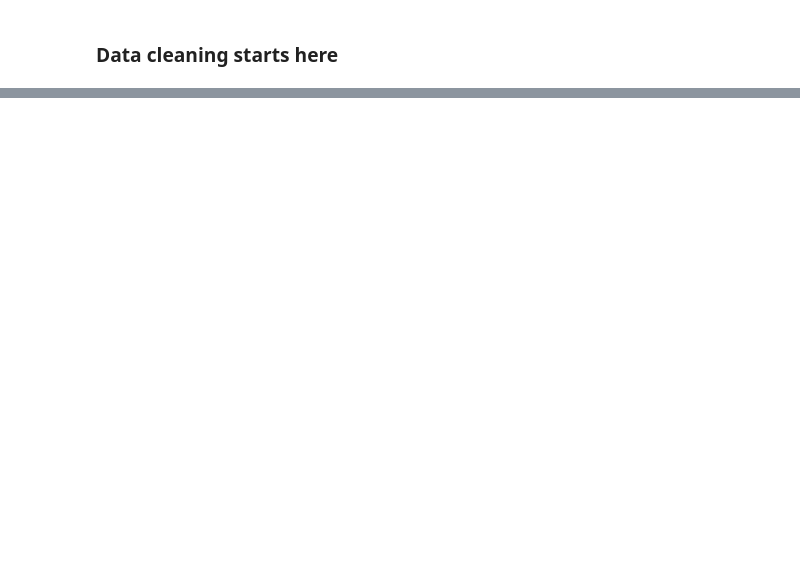
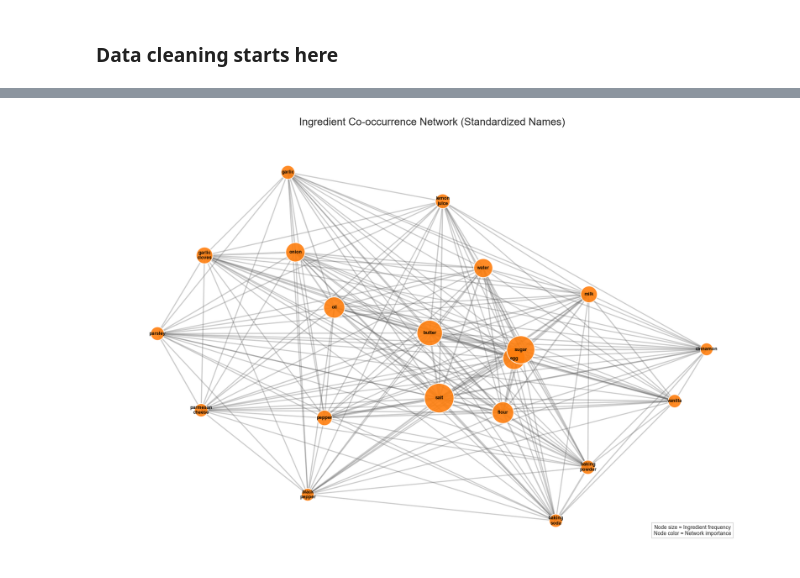
Before and after one commit to MinhasAlungal/culinary_compass, a Jupyter notebook: notebooks/food_recipes_EDA.ipynb, the cells around one changed output, grey strips where cells are left out. Saved outputs shown, nothing was run; the diff lists cells and outputs as text; code cells hidden in the pictures; blank space fills up the shorter version.

```diff
--- a/notebooks/food_recipes_EDA.ipynb
+++ b/notebooks/food_recipes_EDA.ipynb
@@ -572,0 +880,36 @@ print(duplicate_counts.head(10))
+# %%
+# List of columns that were processed or are no longer needed
+columns_to_drop = [
+    'clean_name',  # processed version of Name
+    'IngredientEmbedding',  # if this was processed into vectors
+    'Images',  # if you've already extracted main image
+    'Keywords',  # if you've processed this into a list
+    'RecipeIngredientQuantities',  # if you've already processed ingredients
+    'RecipeIngredientParts',  # if you've already processed ingredients
+    'RecipeInstructions',  # if you've already processed instructions
+    'CookTime',  # if you've converted to minutes
+    'PrepTime',  # if you've converted to minutes
+    'TotalTime',  # if you've converted to minutes
+]
+
+# Show current columns
+print("Current columns in df_clean:")
+print(df_clean.columns.tolist())
+print(f"\nTotal columns: {len(df_clean.columns)}")
+
+# Drop the columns and create new dataframe
+df_clean_reduced = df_clean.drop(columns=[col for col in columns_to_drop if col in df_clean.columns])
+
+# Show remaining columns
+print("\nRemaining columns after dropping processed ones:")
+print(df_clean_reduced.columns.tolist())
+print(f"\nRemaining columns: {len(df_clean_reduced.columns)}")
+
+# Show what was dropped
+dropped_cols = [col for col in columns_to_drop if col in df_clean.columns]
+print("\nColumns that were dropped:")
+print(dropped_cols)
+
+# Save the reduced dataframe if needed
+df_clean = df_clean_reduced.copy()
+print("\n✅ Dataframe updated with reduced columns")
@@ -572,0 +1247,4 @@ print(duplicate_counts.head(10))
+# %%
+plot_ingredient_network(df_clean)
+# %% [output]
+[figure, added]
```
Also changed, not shown: parts of 49 cells of this notebook, 5 other files.
